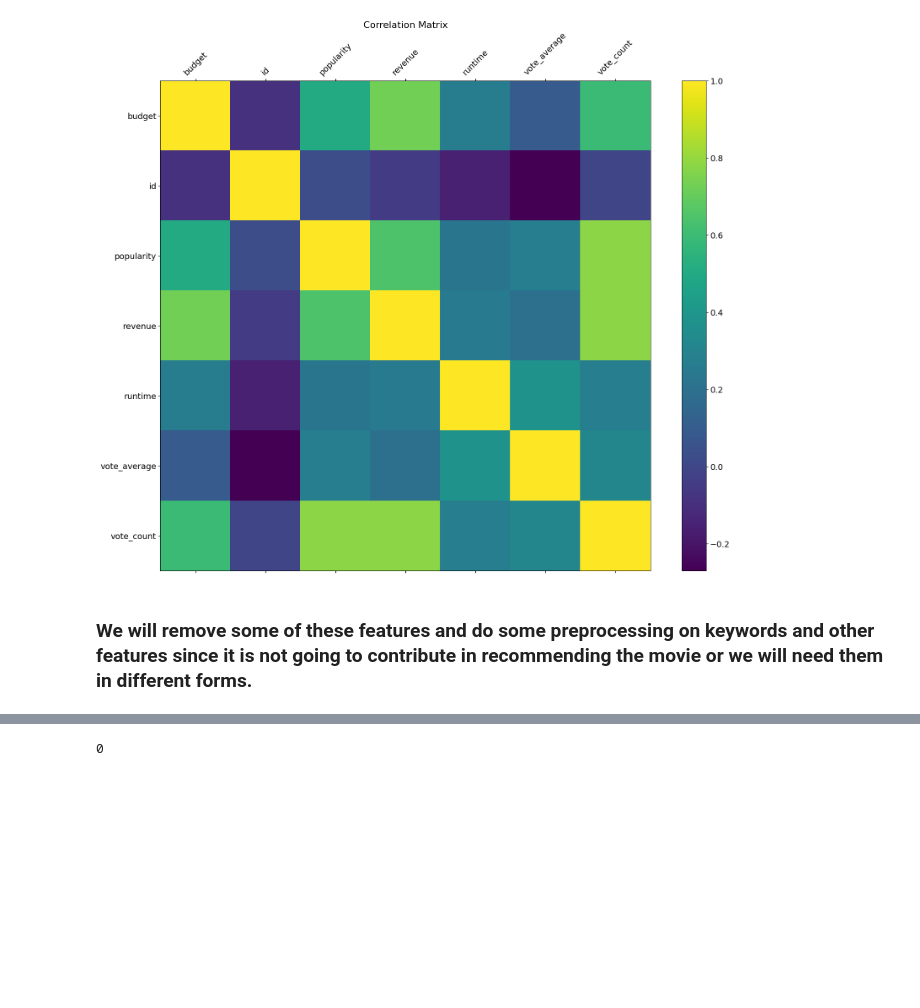
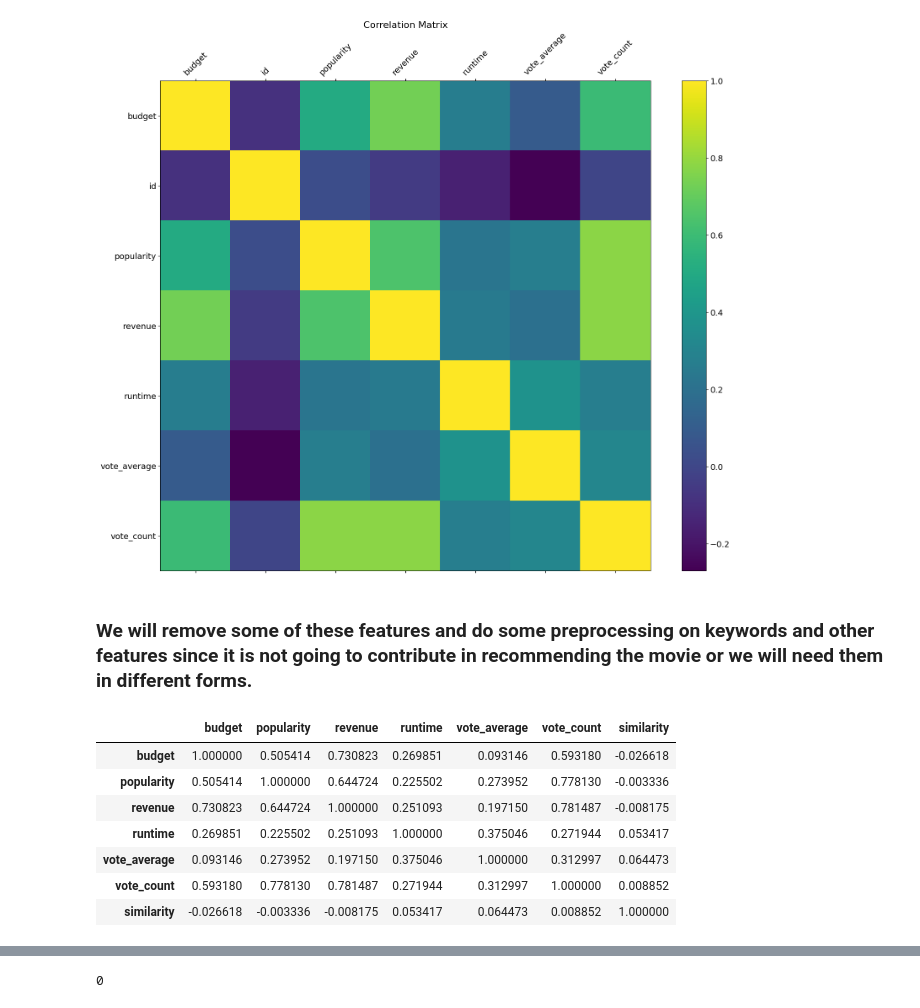
Before and after one commit to doruktopcu/MoviesRecommenderSystemProject, a Jupyter notebook: movie-recommender.ipynb, the cells around one changed output, grey strips where cells are left out. Cells and saved outputs as stored; diff of their text form; code cells hidden in the pictures; blank space fills up the shorter version.

```diff
--- a/movie-recommender.ipynb
+++ b/movie-recommender.ipynb
@@ -108,6 +126,17 @@ plt.title('Correlation Matrix', fontsize=16);
 # %%
 movies_clean_path = "datasets/tmdb-clean/tmdb_5000_movies_clean.csv"
 movies_clean = pd.read_csv(movies_clean_path)
+# %%
+movies_clean.corr()
+# %% [output]
+|  | budget | popularity | revenue | runtime | vote_average | vote_count | similarity |
+| budget | 1.000000 | 0.505414 | 0.730823 | 0.269851 | 0.093146 | 0.593180 | -0.026618 |
+| popularity | 0.505414 | 1.000000 | 0.644724 | 0.225502 | 0.273952 | 0.778130 | -0.003336 |
+| revenue | 0.730823 | 0.644724 | 1.000000 | 0.251093 | 0.197150 | 0.781487 | -0.008175 |
+| runtime | 0.269851 | 0.225502 | 0.251093 | 1.000000 | 0.375046 | 0.271944 | 0.053417 |
+| vote_average | 0.093146 | 0.273952 | 0.197150 | 0.375046 | 1.000000 | 0.312997 | 0.064473 |
+| vote_count | 0.593180 | 0.778130 | 0.781487 | 0.271944 | 0.312997 | 1.000000 | 0.008852 |
+| similarity | -0.026618 | -0.003336 | -0.008175 | 0.053417 | 0.064473 | 0.008852 | 1.000000 |
 # %%
 movies_clean.head(2)
 # %% [output]
```
Also changed, not shown: parts of 8 cells of this notebook.
